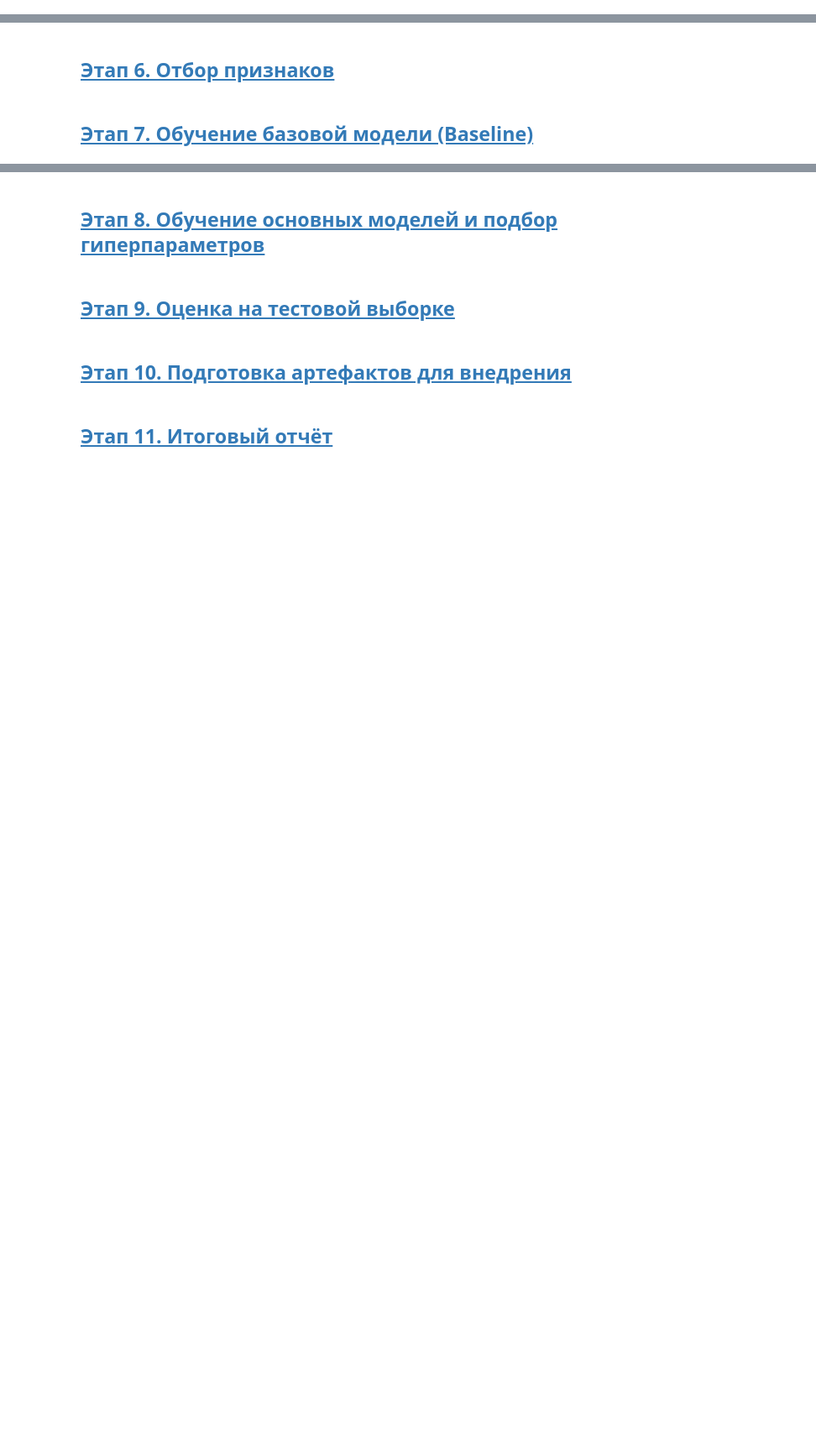
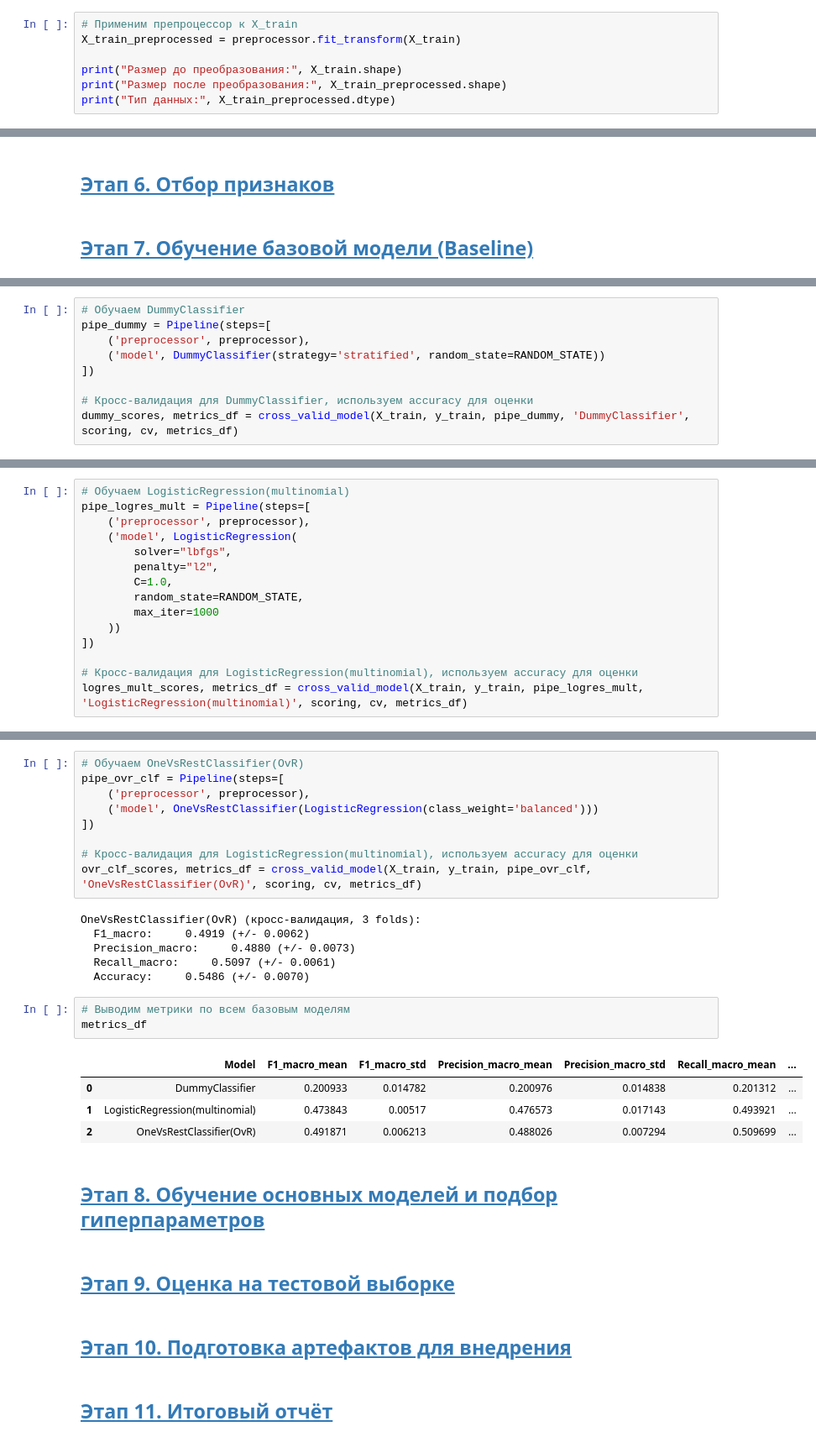
Before and after one commit to MEYakunin/Sprint13_Yeti_Age_Prediction, a Jupyter notebook: Sprint13_Yeti_Age_Prediction.ipynb, the cells around one changed output, grey strips where cells are left out. Shown at 84% size. Cells and saved outputs as stored; diff of their text form; blank space fills up the shorter version.

```diff
--- a/Sprint13_Yeti_Age_Prediction.ipynb
+++ b/Sprint13_Yeti_Age_Prediction.ipynb
@@ -956,0 +995,7 @@ Name: proportion, dtype: float64
+# %%
+# Применим препроцессор к X_train
+X_train_preprocessed = preprocessor.fit_transform(X_train)
+
+print("Размер до преобразования:", X_train.shape)
+print("Размер после преобразования:", X_train_preprocessed.shape)
+print("Тип данных:", X_train_preprocessed.dtype)
@@ -960,0 +1059,9 @@ Name: proportion, dtype: float64
+# %%
+# Обучаем DummyClassifier
+pipe_dummy = Pipeline(steps=[
+    ('preprocessor', preprocessor),
+    ('model', DummyClassifier(strategy='stratified', random_state=RANDOM_STATE))
+])
+
+# Кросс-валидация для DummyClassifier, используем accuracy для оценки
+dummy_scores, metrics_df = cross_valid_model(X_train, y_train, pipe_dummy, 'DummyClassifier', scoring, cv, metrics_df)
@@ -960,0 +1074,15 @@ Name: proportion, dtype: float64
+# %%
+# Обучаем LogisticRegression(multinomial)
+pipe_logres_mult = Pipeline(steps=[
+    ('preprocessor', preprocessor),
+    ('model', LogisticRegression(
+        solver="lbfgs",
+        penalty="l2",
+        C=1.0,
+        random_state=RANDOM_STATE,
+        max_iter=1000
+    ))
+])
+
+# Кросс-валидация для LogisticRegression(multinomial), используем accuracy для оценки
+logres_mult_scores, metrics_df = cross_valid_model(X_train, y_train, pipe_logres_mult, 'LogisticRegression(multinomial)', scoring, cv, metrics_df)
@@ -961,3 +1095,26 @@ Name: proportion, dtype: float64
+# %%
+# Обучаем OneVsRestClassifier(OvR)
+pipe_ovr_clf = Pipeline(steps=[
+    ('preprocessor', preprocessor),
+    ('model', OneVsRestClassifier(LogisticRegression(class_weight='balanced')))
+])
+
+# Кросс-валидация для LogisticRegression(multinomial), используем accuracy для оценки
+ovr_clf_scores, metrics_df = cross_valid_model(X_train, y_train, pipe_ovr_clf, 'OneVsRestClassifier(OvR)', scoring, cv, metrics_df)
+# %% [output]
+OneVsRestClassifier(OvR) (кросс-валидация, 3 folds):
+  F1_macro:     0.4919 (+/- 0.0062)
+  Precision_macro:     0.4880 (+/- 0.0073)
+  Recall_macro:     0.5097 (+/- 0.0061)
+  Accuracy:     0.5486 (+/- 0.0070)
+# %%
+# Выводим метрики по всем базовым моделям
+metrics_df
+# %% [output]
+|  | Model | F1_macro_mean | F1_macro_std | Precision_macro_mean | Precision_macro_std | Recall_macro_mean | ... |
+| 0 | DummyClassifier | 0.200933 | 0.014782 | 0.200976 | 0.014838 | 0.201312 | ... |
+| 1 | LogisticRegression(multinomial) | 0.473843 | 0.00517 | 0.476573 | 0.017143 | 0.493921 | ... |
+| 2 | OneVsRestClassifier(OvR) | 0.491871 | 0.006213 | 0.488026 | 0.007294 | 0.509699 | ... |
 # %% [markdown]
 ## [Этап 8. Обучение основных моделей и подбор гиперпараметров <a id=8></a>](#content)
 # %% [markdown]
```
Also changed, not shown: parts of 8 cells of this notebook.
